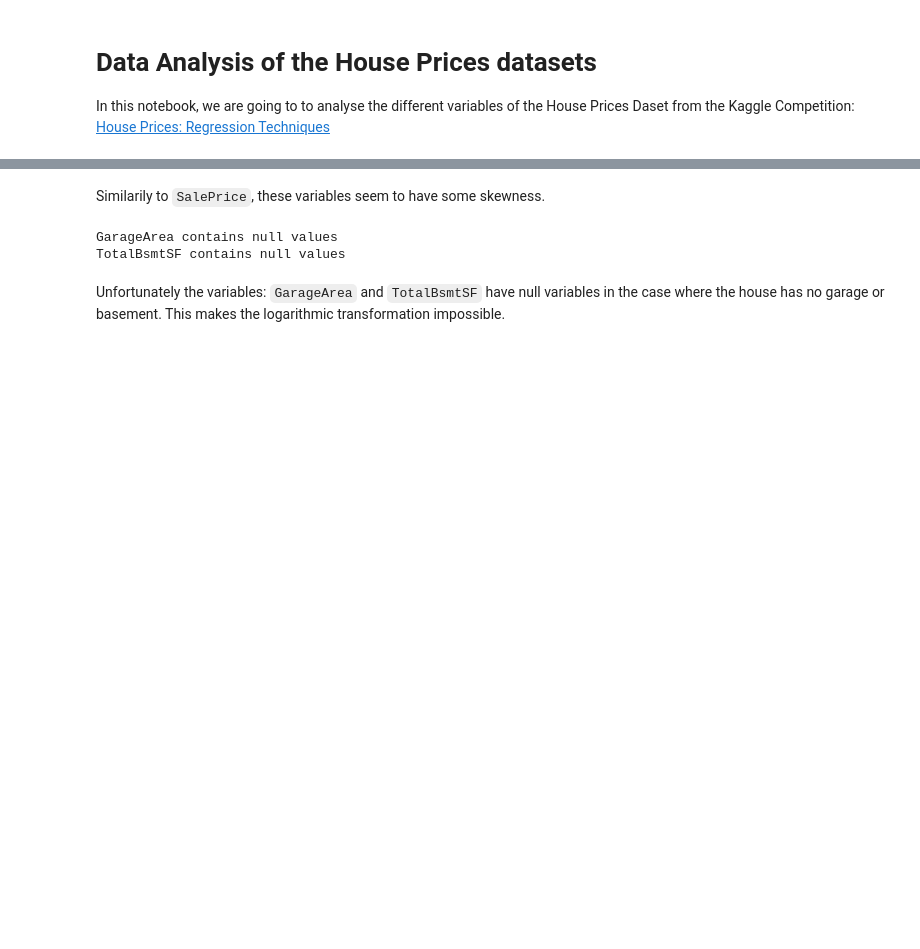
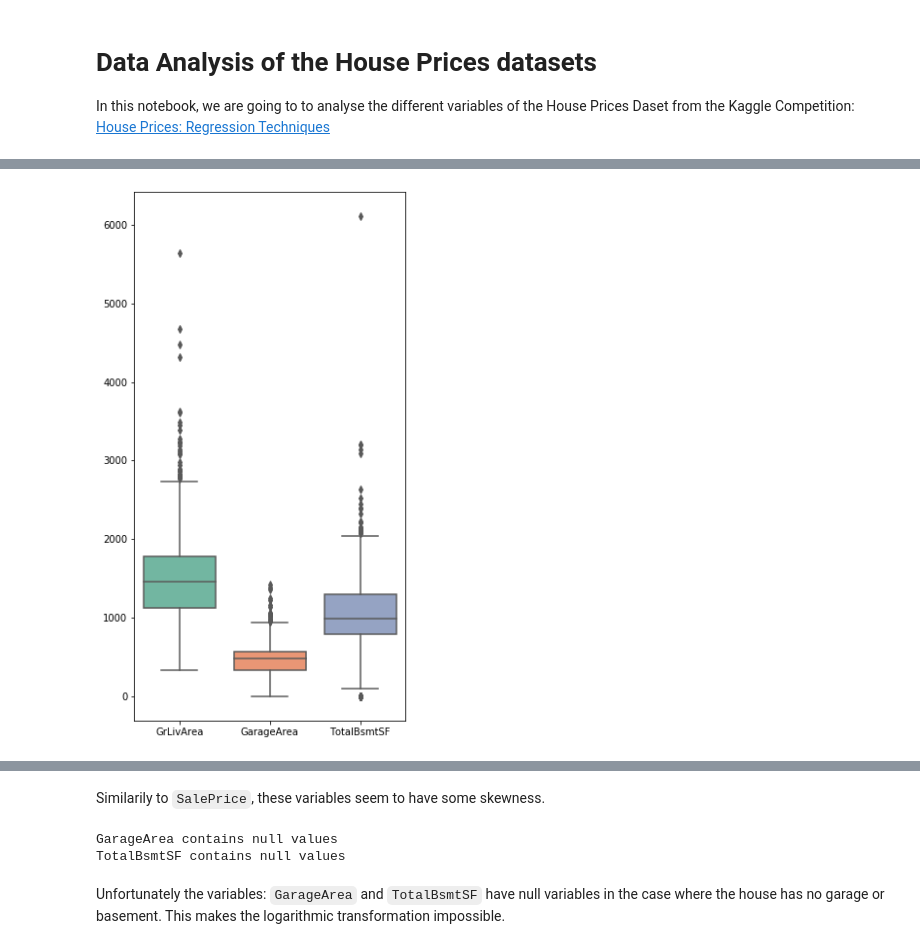
Before and after one commit to lohiermichael/house-prices-prediction, a Jupyter notebook: notebooks/2.with_main_variables.ipynb, the cells around one changed output, grey strips where cells are left out. Cells and saved outputs as stored; diff of their text form; code cells hidden in the pictures; blank space fills up the shorter version.

Commit message:
Analyse outliers: boxplot and z-score

```diff
--- a/notebooks/2.with_main_variables.ipynb
+++ b/notebooks/2.with_main_variables.ipynb
@@ -483,0 +122,5 @@ save_list(list_name=most_relevant_variables,
+# %%
+plt.figure(figsize=(5,10))
+ax = sns.boxplot(data=data[numerical_variables], orient="v", palette="Set2")
+# %% [output]
+[figure, added]
```
Also changed, not shown: parts of 77 cells of this notebook.
